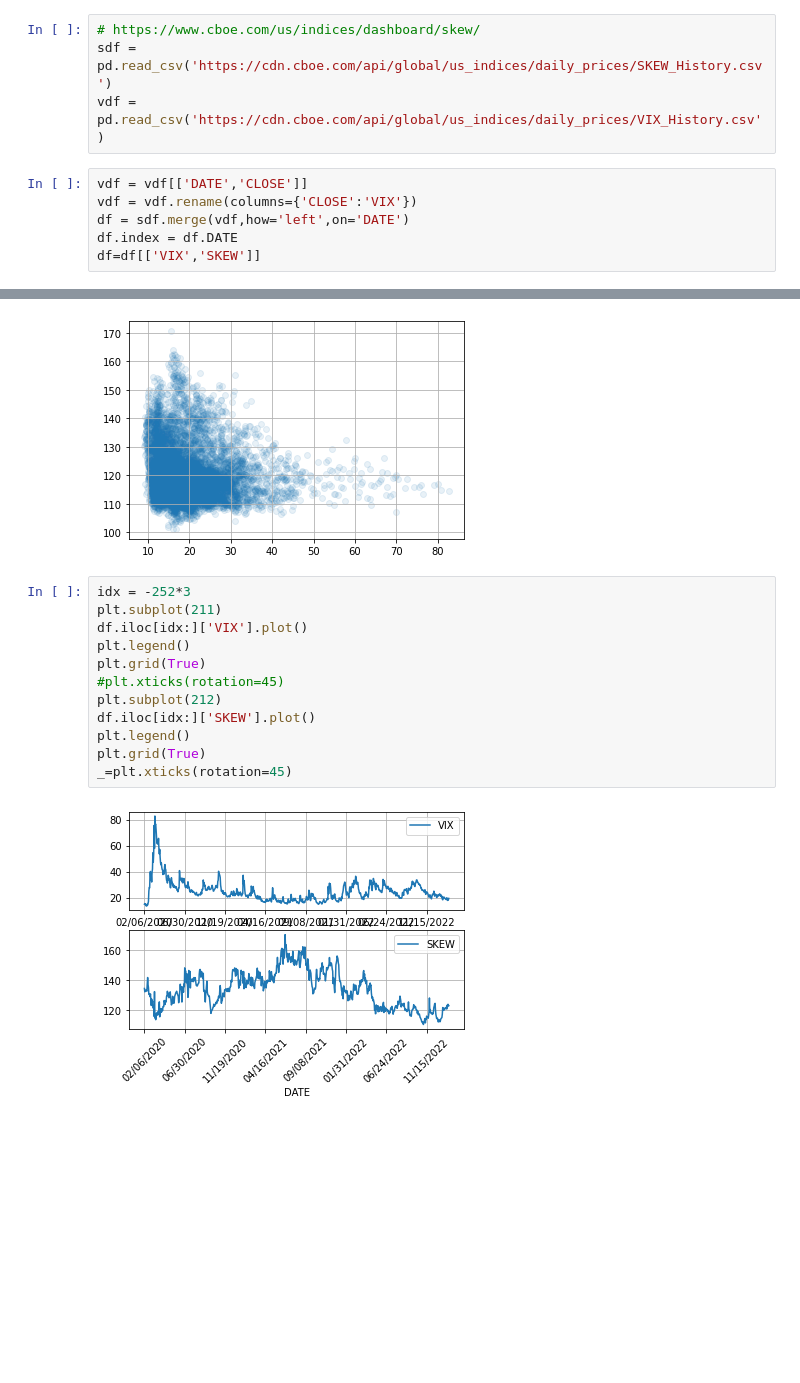
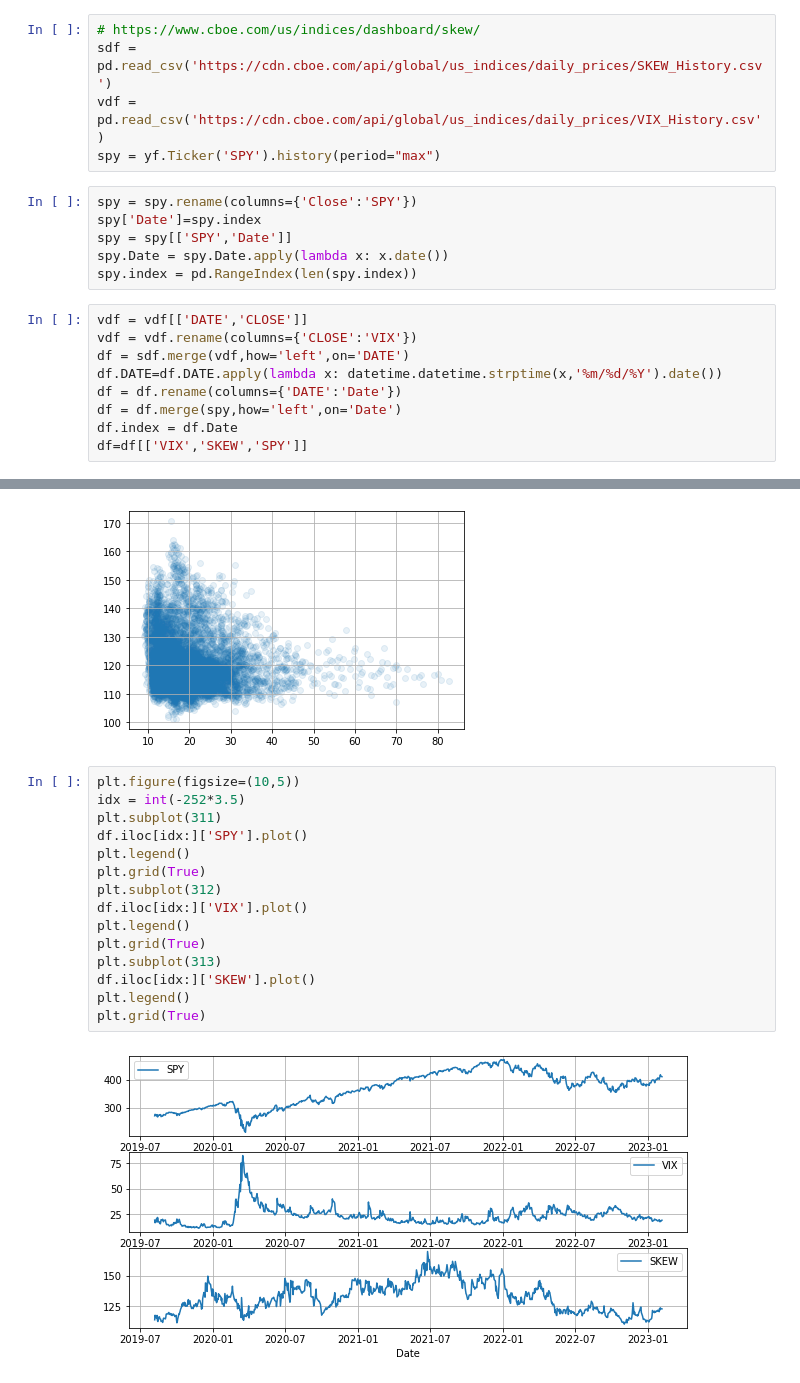
Before and after one commit to pangyuteng/public-misc, a Jupyter notebook: finance/basics/skew-vix.ipynb, the cells around one changed output, grey strips where cells are left out. Cells and saved outputs as stored; diff of their text form; blank space fills up the shorter version.

```diff
--- a/finance/basics/skew-vix.ipynb
+++ b/finance/basics/skew-vix.ipynb
@@ -6,28 +8,41 @@ import matplotlib.pyplot as plt
 # https://www.cboe.com/us/indices/dashboard/skew/
 sdf = pd.read_csv('https://cdn.cboe.com/api/global/us_indices/daily_prices/SKEW_History.csv')
 vdf = pd.read_csv('https://cdn.cboe.com/api/global/us_indices/daily_prices/VIX_History.csv')
+spy = yf.Ticker('SPY').history(period="max")
+# %%
+spy = spy.rename(columns={'Close':'SPY'})
+spy['Date']=spy.index
+spy = spy[['SPY','Date']]
+spy.Date = spy.Date.apply(lambda x: x.date())
+spy.index = pd.RangeIndex(len(spy.index))
 # %%
 vdf = vdf[['DATE','CLOSE']]
 vdf = vdf.rename(columns={'CLOSE':'VIX'})
 df = sdf.merge(vdf,how='left',on='DATE')
-df.index = df.DATE
-df=df[['VIX','SKEW']]
+df.DATE=df.DATE.apply(lambda x: datetime.datetime.strptime(x,'%m/%d/%Y').date())
+df = df.rename(columns={'DATE':'Date'})
+df = df.merge(spy,how='left',on='Date')
+df.index = df.Date
+df=df[['VIX','SKEW','SPY']]
 # %%
 plt.scatter(df.VIX,df.SKEW,alpha=0.1)
 plt.grid(True)
 # %% [output]
 [figure]
 # %%
-idx = -252*3
-plt.subplot(211)
+plt.figure(figsize=(10,5))
+idx = int(-252*3.5)
+plt.subplot(311)
+df.iloc[idx:]['SPY'].plot()
+plt.legend()
+plt.grid(True)
+plt.subplot(312)
 df.iloc[idx:]['VIX'].plot()
 plt.legend()
 plt.grid(True)
-#plt.xticks(rotation=45)
-plt.subplot(212)
+plt.subplot(313)
 df.iloc[idx:]['SKEW'].plot()
 plt.legend()
 plt.grid(True)
-_=plt.xticks(rotation=45)
 # %% [output]
-[figure, old version]
+[figure, new version]
```
Also changed, not shown: parts of 1 cell of this notebook.
